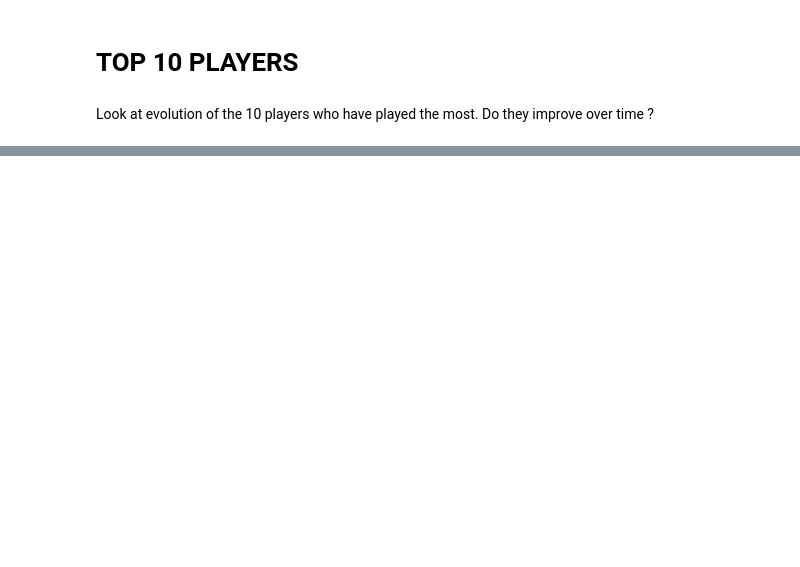
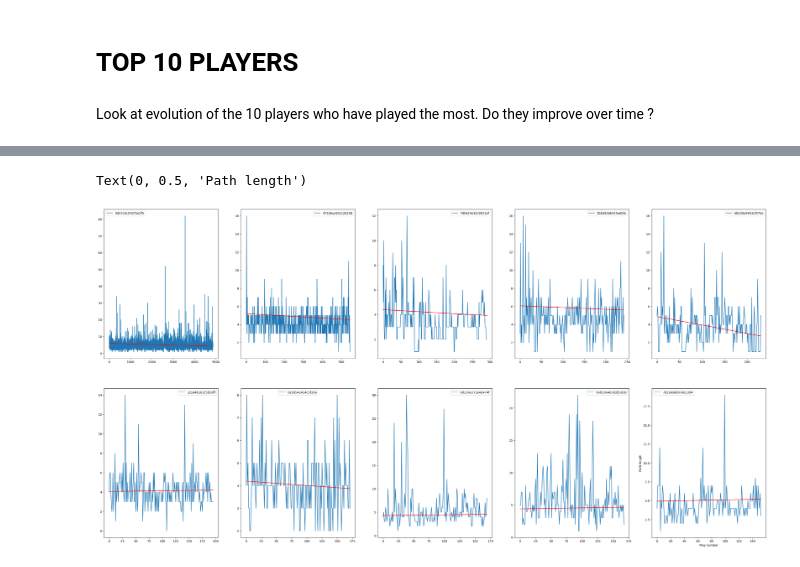
Before and after one commit to epfl-ada/ada-2024-project-tadaa, a Jupyter notebook: best_paths.ipynb, the cells around one changed output, grey strips where cells are left out. Saved outputs shown, nothing was run; the diff lists cells and outputs as text; code cells hidden in the pictures; blank space fills up the shorter version.

```diff
--- a/best_paths.ipynb
+++ b/best_paths.ipynb
@@ -73,0 +59,20 @@ ordered_top10_paths = grouped_top10_paths.apply(lambda x: x.sort_values(by="time
+# %%
+fig, axs = plt.subplots(2,5,figsize=(40, 20))
+for i in range(10) :
+    player = top10_players.index[i]
+    player_paths = ordered_top10_paths.loc[player]
+    path_lenghts = player_paths["path_length"]
+    path_lenghts.index = range(len(path_lenghts))
+    row = i // 5
+    col = i % 5
+    ax = axs[row, col]
+    path_lenghts.plot(ax=ax, label=player, legend=True)
+    slope = [path_lenghts[0:15].mean(),path_lenghts[-15:].mean()]
+    ax.plot([0,len(path_lenghts)-1],[slope[0],slope[1]], label="slope", color="red")
+
+
+plt.xlabel("Play number")
+plt.ylabel("Path length")
+# %% [output]
+Text(0, 0.5, 'Path length')
+[figure, added]
```
Also changed, not shown: parts of 22 cells of this notebook.
